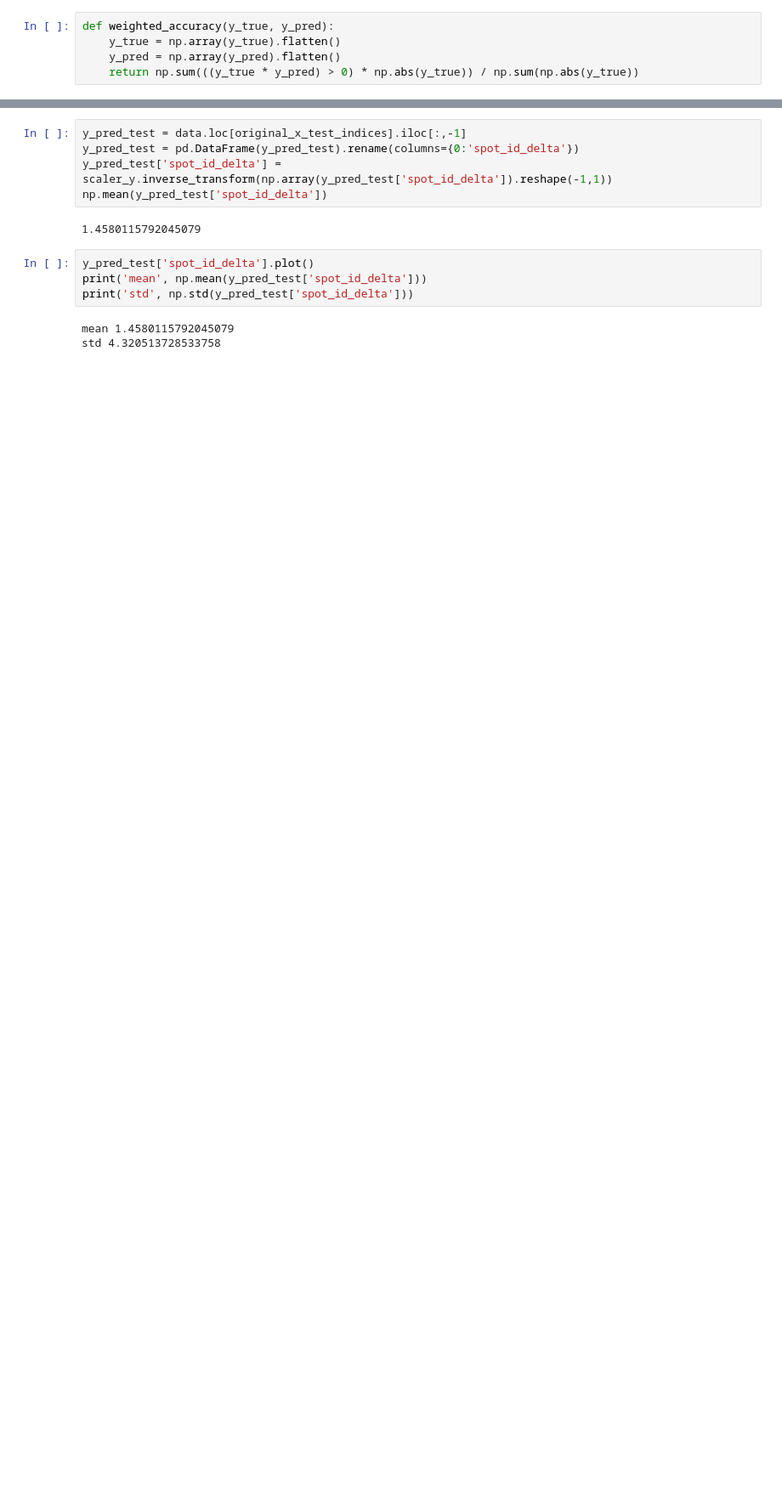
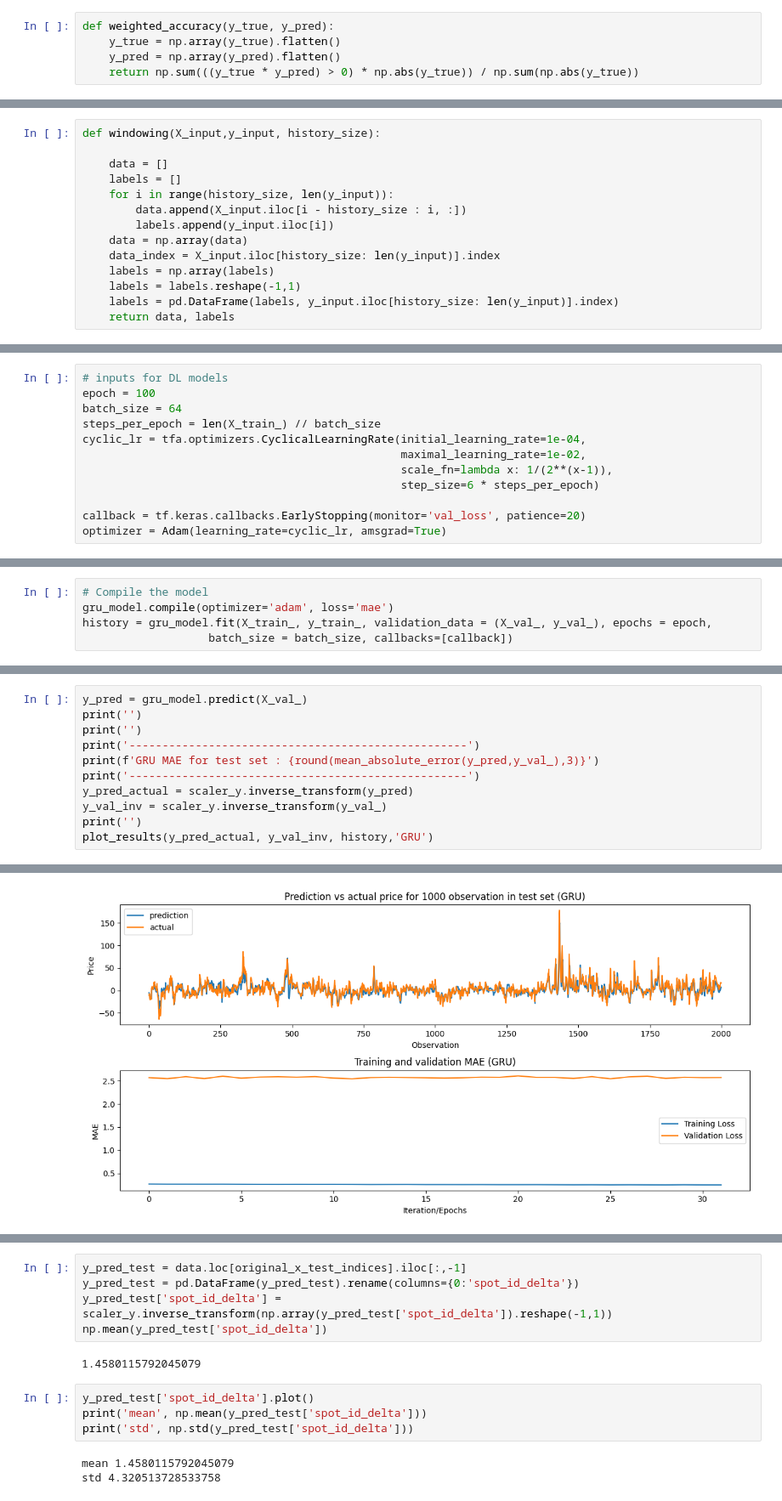
Before and after one commit to nour-m-bouayed/data_challenge_elmy, a Jupyter notebook: notebooks/data-challenge-elmy.ipynb, the cells around one changed output, grey strips where cells are left out. Shown at 85% size. Drawn from its saved outputs; the diff is of its cells as text; blank space fills up the shorter version.

```diff
--- a/notebooks/data-challenge-elmy.ipynb
+++ b/notebooks/data-challenge-elmy.ipynb
@@ -868,0 +955,14 @@ On test set
+# %%
+def windowing(X_input,y_input, history_size):
+
+    data = []
+    labels = []
+    for i in range(history_size, len(y_input)):
+        data.append(X_input.iloc[i - history_size : i, :])
+        labels.append(y_input.iloc[i])
+    data = np.array(data)
+    data_index = X_input.iloc[history_size: len(y_input)].index
+    labels = np.array(labels)
+    labels = labels.reshape(-1,1)
+    labels = pd.DataFrame(labels, y_input.iloc[history_size: len(y_input)].index)
+    return data, labels
@@ -868,0 +1003,12 @@ On test set
+# %%
+# inputs for DL models
+epoch = 100
+batch_size = 64
+steps_per_epoch = len(X_train_) // batch_size
+cyclic_lr = tfa.optimizers.CyclicalLearningRate(initial_learning_rate=1e-04,
+                                                maximal_learning_rate=1e-02,
+                                                scale_fn=lambda x: 1/(2**(x-1)),
+                                                step_size=6 * steps_per_epoch)
+
+callback = tf.keras.callbacks.EarlyStopping(monitor='val_loss', patience=20)
+optimizer = Adam(learning_rate=cyclic_lr, amsgrad=True)
@@ -868,0 +1018,5 @@ On test set
+# %%
+# Compile the model
+gru_model.compile(optimizer='adam', loss='mae')
+history = gru_model.fit(X_train_, y_train_, validation_data = (X_val_, y_val_), epochs = epoch,
+                   batch_size = batch_size, callbacks=[callback])
@@ -868,0 +1041,12 @@ On test set
+# %%
+y_pred = gru_model.predict(X_val_)
+print('')
+print('')
+print('---------------------------------------------------')
+print(f'GRU MAE for test set : {round(mean_absolute_error(y_pred,y_val_),3)}')
+print('---------------------------------------------------')
+y_pred_actual = scaler_y.inverse_transform(y_pred)
+y_val_inv = scaler_y.inverse_transform(y_val_)
+print('')
+plot_results(y_pred_actual, y_val_inv, history,'GRU')
+# %% [output]
@@ -868,0 +1056 @@ On test set
+[figure, added]
```
Also changed, not shown: parts of 98 cells of this notebook, 1 other file.
